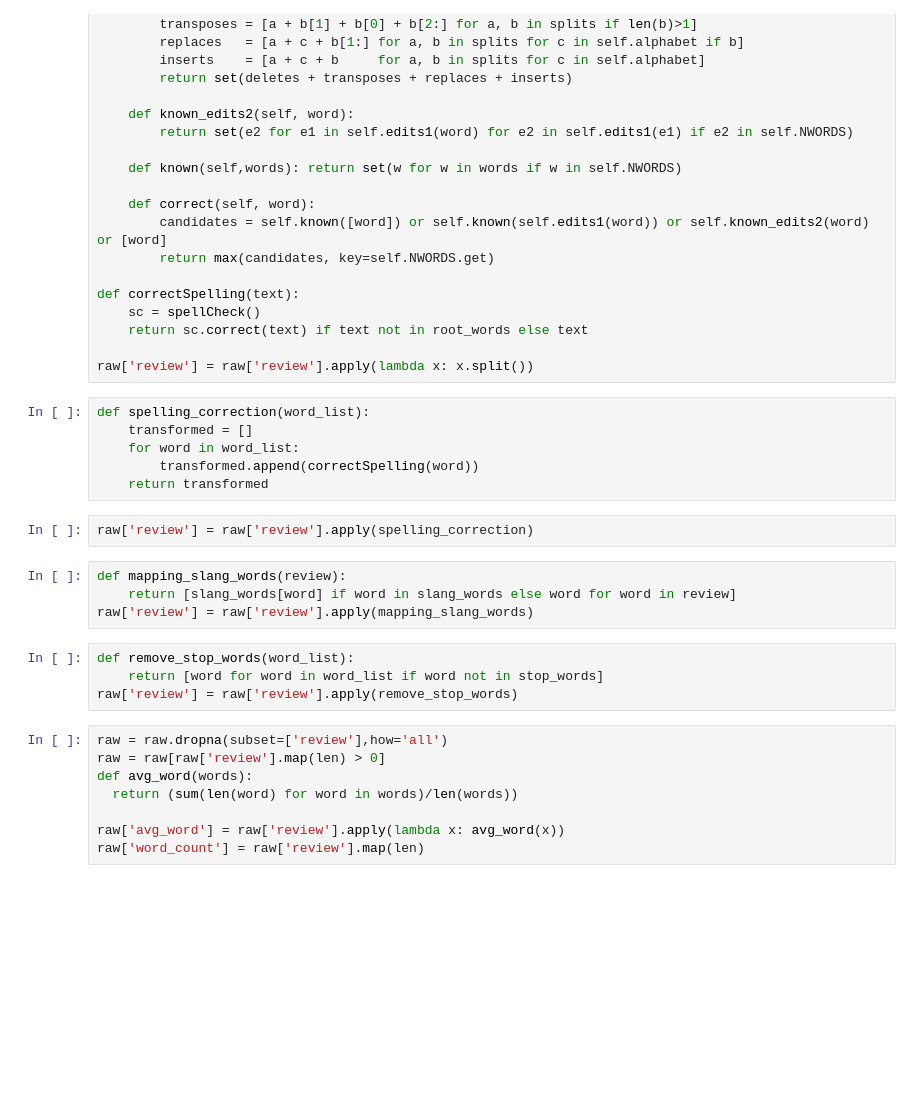
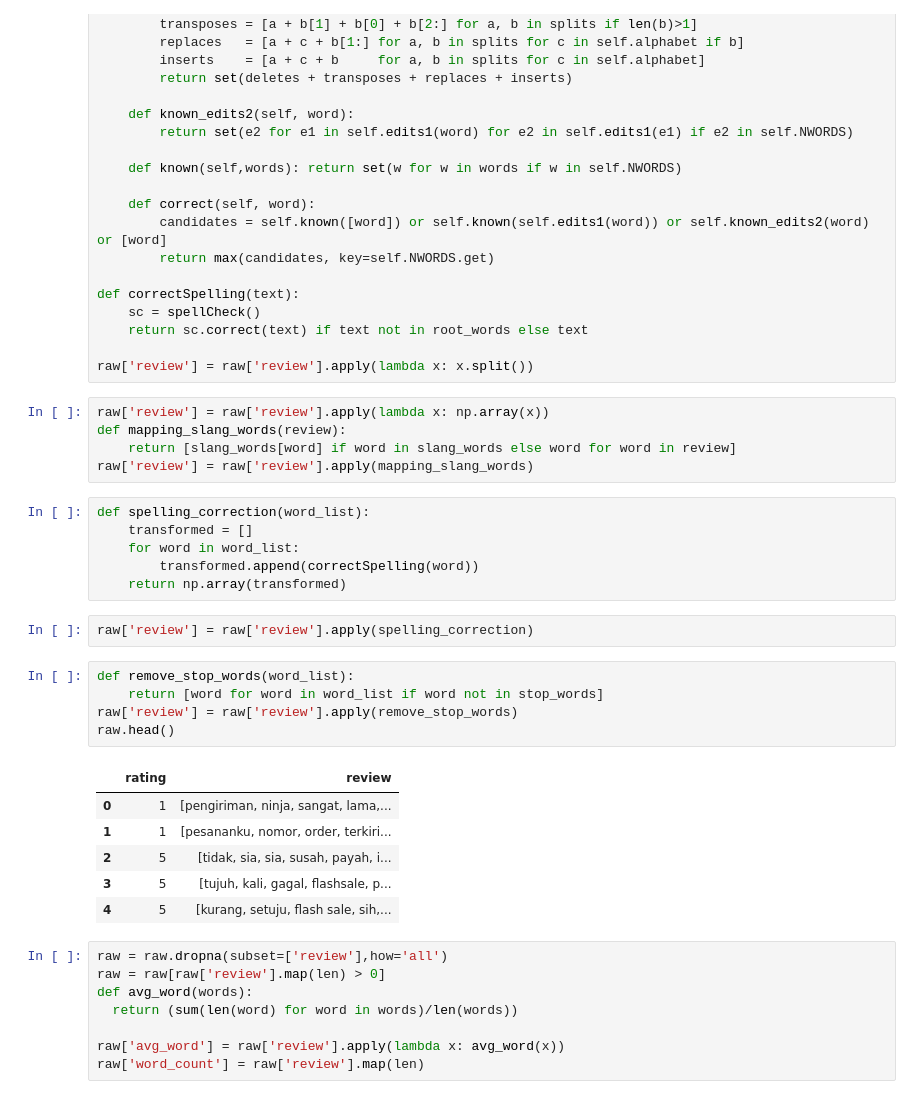
Before and after one commit to christianwbsn/prosentilyzer, a Jupyter notebook: notebooks/1.0-cw-initial-data-exploration-and-cleaning.ipynb, the cells around one changed output. Drawn from its saved outputs; the diff is of its cells as text; blank space fills up the shorter version.

Commit message:
better spell correction, slang mapping, and csv formating

```diff
--- a/notebooks/1.0-cw-initial-data-exploration-and-cleaning.ipynb
+++ b/notebooks/1.0-cw-initial-data-exploration-and-cleaning.ipynb
@@ -107,22 +171,31 @@ def correctSpelling(text):
     return sc.correct(text) if text not in root_words else text
 
 raw['review'] = raw['review'].apply(lambda x: x.split())
+# %%
+raw['review'] = raw['review'].apply(lambda x: np.array(x))
+def mapping_slang_words(review):
+    return [slang_words[word] if word in slang_words else word for word in review]
+raw['review'] = raw['review'].apply(mapping_slang_words)
 # %%
 def spelling_correction(word_list):
     transformed = []
     for word in word_list:
         transformed.append(correctSpelling(word))
-    return transformed
+    return np.array(transformed)
 # %%
 raw['review'] = raw['review'].apply(spelling_correction)
 # %%
-def mapping_slang_words(review):
-    return [slang_words[word] if word in slang_words else word for word in review]
-raw['review'] = raw['review'].apply(mapping_slang_words)
+def remove_stop_words(word_list):
+    return [word for word in word_list if word not in stop_words]
+raw['review'] = raw['review'].apply(remove_stop_words)
+raw.head()
+# %% [output]
+|  | rating | review |
+| 0 | 1 | [pengiriman, ninja, sangat, lama,... |
+| 1 | 1 | [pesananku, nomor, order, terkiri... |
+| 2 | 5 | [tidak, sia, sia, susah, payah, i... |
+| 3 | 5 | [tujuh, kali, gagal, flashsale, p... |
+| 4 | 5 | [kurang, setuju, flash sale, sih,... |
-# %%
-def remove_stop_words(word_list):
-    return [word for word in word_list if word not in stop_words]
-raw['review'] = raw['review'].apply(remove_stop_words)
 # %%
 raw = raw.dropna(subset=['review'],how='all')
 raw = raw[raw['review'].map(len) > 0]
```
Also changed, not shown: parts of 10 cells of this notebook, 5 other files.
